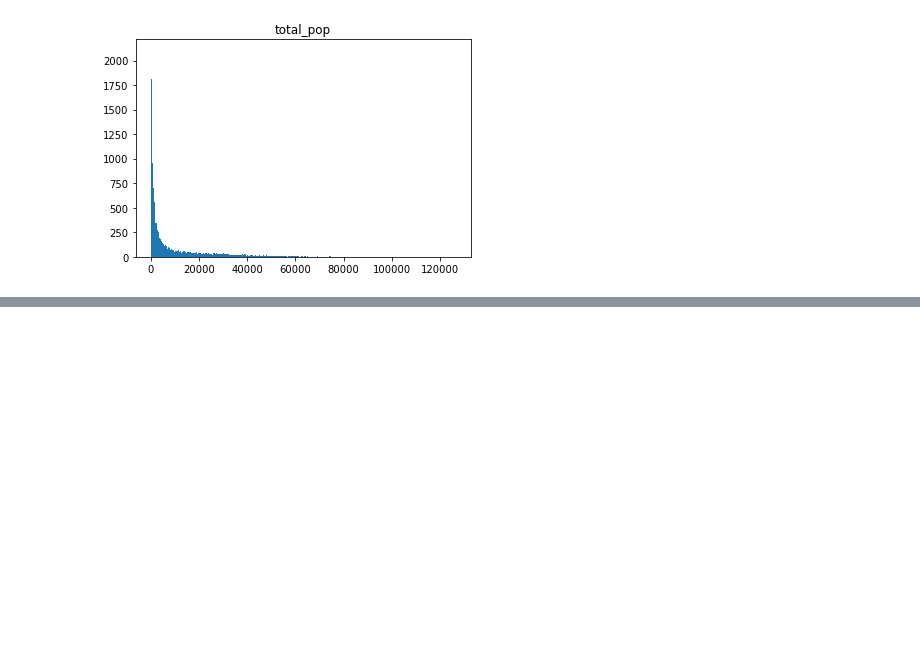
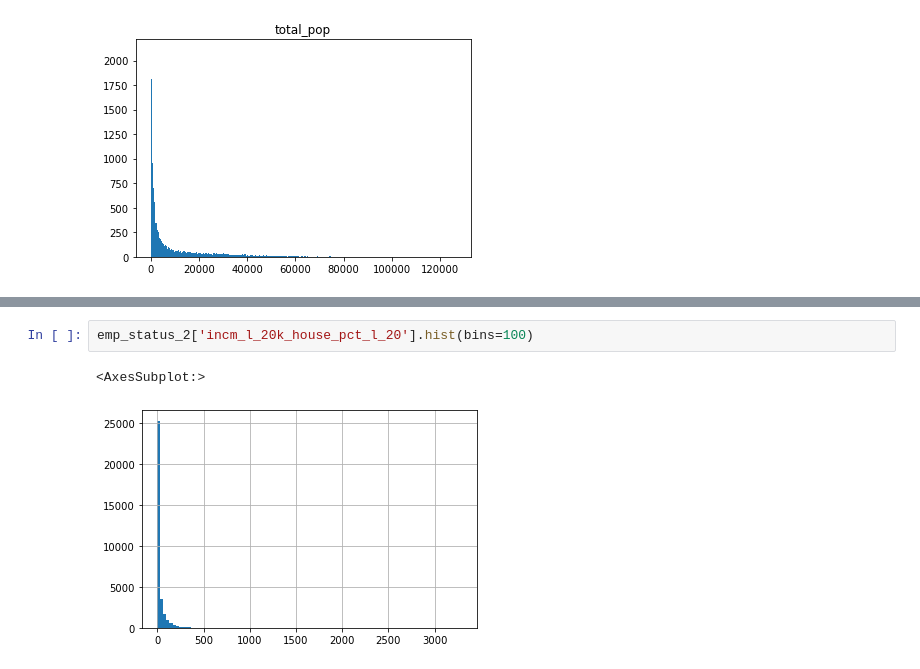
Before and after one commit to jhancuch/sba-loan-credit-analysis, a Jupyter notebook: eda/eda_census_data.ipynb, the cells around one changed output, grey strips where cells are left out. Cells and saved outputs as stored; diff of their text form; blank space fills up the shorter version.

```diff
--- a/eda/eda_census_data.ipynb
+++ b/eda/eda_census_data.ipynb
@@ -190,0 +294,5 @@ array([[<AxesSubplot:title={'center':'total_pop'}>]], dtype=object)
+# %%
+emp_status_2['incm_l_20k_house_pct_l_20'].hist(bins=100)
+# %% [output]
+<AxesSubplot:>
+[figure, added]
```
Also changed, not shown: parts of 38 cells of this notebook.
